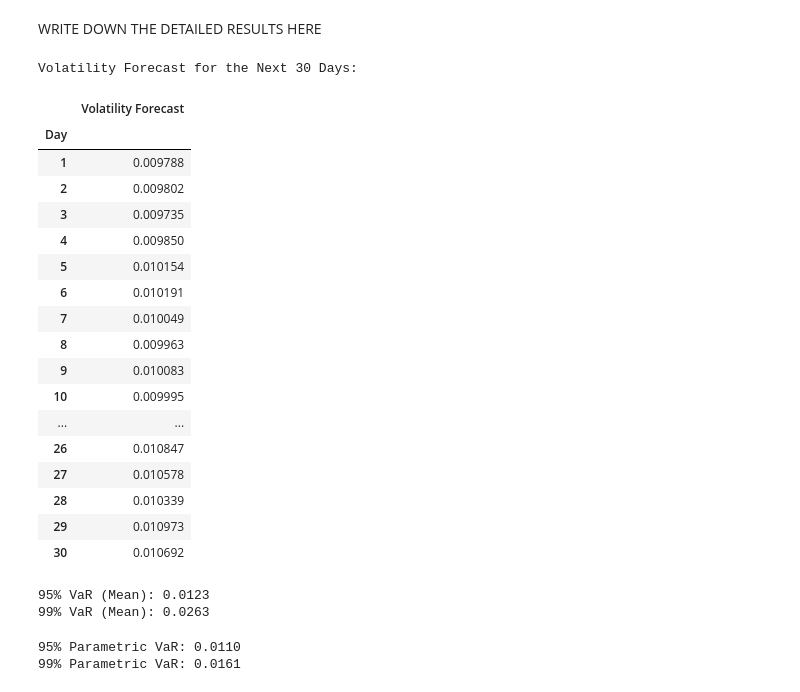
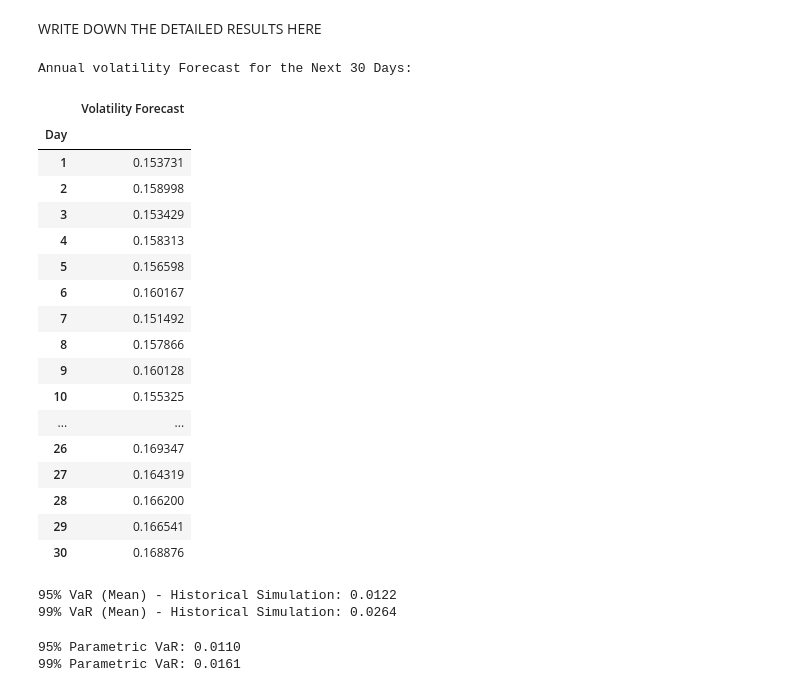
Before and after one commit to khushbhuta/FRAM_Assignment, a Jupyter notebook: FRAM_Assignment.ipynb, the cells around one changed output. Saved outputs shown, nothing was run; the diff lists cells and outputs as text; code cells hidden in the pictures.

```diff
--- a/FRAM_Assignment.ipynb
+++ b/FRAM_Assignment.ipynb
@@ -325,55 +325,54 @@ Best Model (by AIC): EGARCH
 # %% [markdown]
 WRITE DOWN THE DETAILED RESULTS HERE
 # %%
-
 # Assume fitted_result is your ARCHModelResult for the best model
 
 forecast_horizon = 30
 num_simulations = 1000
 
 # 1) Run a simulation‑based forecast
 fc = best_model_result.forecast(
     horizon=forecast_horizon,
     method='simulation',
     simulations=num_simulations
 )
 
 # fc.simulations is an (horizon × simulations) array of returns
-simulated_returns = fc.simulations.values  # DataFrame or ndarray
+simulated_returns = fc.simulations.values*np.sqrt(252)
 
 # 2) Compute daily vol as the std‑dev across the simulation axis
 volatility_forecast = simulated_returns.std(axis=1)
 volatility_forecast = volatility_forecast.ravel()
 
 # 3) Put into a DataFrame for easy viewing
 volatility_forecast_df = pd.DataFrame({
     "Day": np.arange(1, forecast_horizon + 1),
     "Volatility Forecast": volatility_forecast
 })
 
-print("\nVolatility Forecast for the Next 30 Days:")
+print("\nAnnual volatility Forecast for the Next 30 Days:")
 volatility_forecast_df.set_index("Day", inplace=True)
 volatility_forecast_df
 # %% [output]
-Volatility Forecast for the Next 30 Days:
+Annual volatility Forecast for the Next 30 Days:
 |  | Volatility Forecast |
 | Day |  |
-| 1 | 0.009788 |
-| 2 | 0.009802 |
-| 3 | 0.009735 |
-| 4 | 0.009850 |
-| 5 | 0.010154 |
-| 6 | 0.010191 |
-| 7 | 0.010049 |
-| 8 | 0.009963 |
-| 9 | 0.010083 |
-| 10 | 0.009995 |
+| 1 | 0.153731 |
+| 2 | 0.158998 |
+| 3 | 0.153429 |
+| 4 | 0.158313 |
+| 5 | 0.156598 |
+| 6 | 0.160167 |
+| 7 | 0.151492 |
+| 8 | 0.157866 |
+| 9 | 0.160128 |
+| 10 | 0.155325 |
 | ... | ... |
-| 26 | 0.010847 |
-| 27 | 0.010578 |
-| 28 | 0.010339 |
-| 29 | 0.010973 |
-| 30 | 0.010692 |
+| 26 | 0.169347 |
+| 27 | 0.164319 |
+| 28 | 0.166200 |
+| 29 | 0.166541 |
+| 30 | 0.168876 |
 # %%
 VaR_results = pd.DataFrame(columns=["Simulation Method","VaR_95", "VaR_99"])
 # %%
@@ -382,17 +381,6 @@ VaR_results = pd.DataFrame(columns=["Simulation Method","VaR_95", "VaR_99"])
 
 # HISTORICAL SIMULATION METHOD
 def compute_var_bootstrap(returns, confidence_level, num_simulations=1000):
-    """
-    Computes Value at Risk (VaR) using the historical simulation approach with bootstrapping.
-
-    Args:
-        returns (pd.Series): A pandas Series of historical returns.
-        confidence_level (float): The desired confidence level for VaR (e.g., 0.95 for 95% VaR).
-        num_simulations (int): The number of bootstrap simulations to perform.
-
-    Returns:
-        tuple: A tuple containing the mean VaR, and the lower and upper bounds of the 95% confidence interval.
-    """
     var_values = []
     for _ in range(num_simulations):
         # Perform bootstrapping by resampling returns with replacement
@@ -420,14 +408,14 @@ var_95_mean, var_95_lower, var_95_upper = compute_var_bootstrap(returns, 0.95)
 var_99_mean, var_99_lower, var_99_upper = compute_var_bootstrap(returns, 0.99)
 
 
-print(f"95% VaR (Mean): {var_95_mean:.4f}")
+print(f"95% VaR (Mean) - Historical Simulation: {var_95_mean:.4f}")
 # print(f"95% VaR Confidence Interval: ({var_95_lower:.4f}, {var_95_upper:.4f})")
-print(f"99% VaR (Mean): {var_99_mean:.4f}")
+print(f"99% VaR (Mean) - Historical Simulation: {var_99_mean:.4f}")
 # print(f"99% VaR Confidence Interval: ({var_99_lower:.4f}, {var_99_upper:.4f})")
 VaR_results = pd.concat([VaR_results, pd.DataFrame([{"Simulation Method": "Historical Simulation", "VaR_95": var_95_mean, "VaR_99": var_99_mean}])], ignore_index=True)
 # %% [output]
-95% VaR (Mean): 0.0123
-99% VaR (Mean): 0.0263
+95% VaR (Mean) - Historical Simulation: 0.0122
+99% VaR (Mean) - Historical Simulation: 0.0264
 # %%
 # USING VARIANCE-COVARIANCE VAR METHOD
 
```
Also changed, not shown: parts of 18 cells of this notebook.
